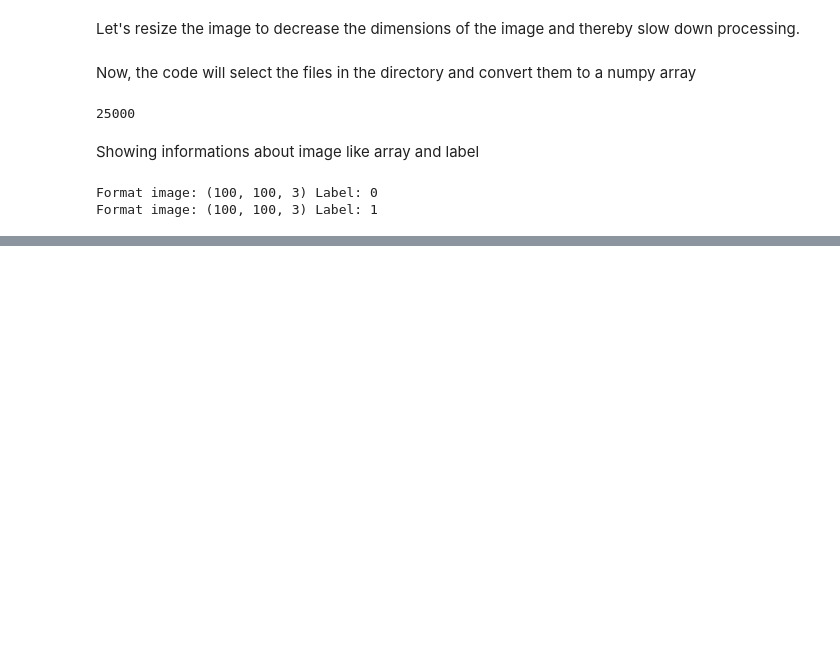
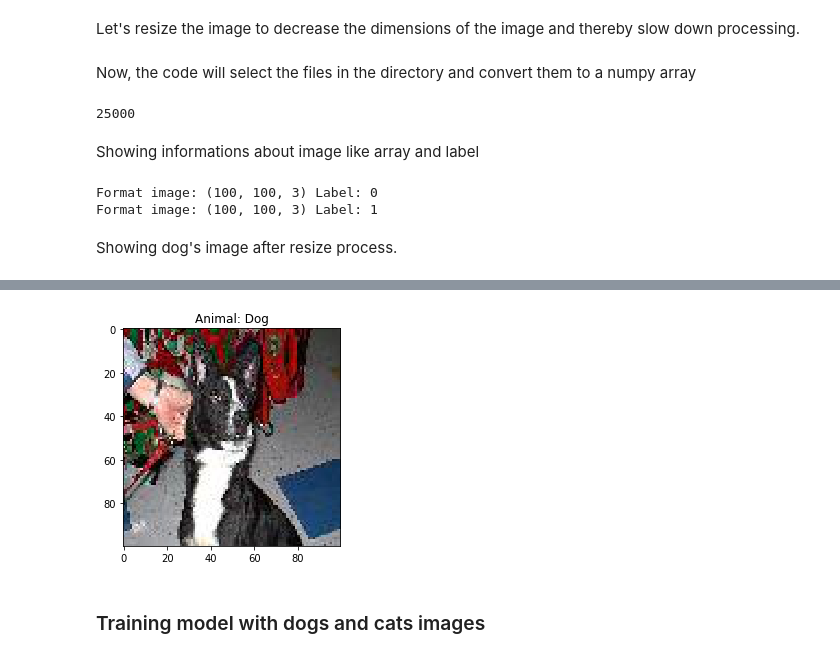
Before and after one commit to Murillo/Challenge-Kaggle, a Jupyter notebook: Dogs-vs-Cats/dogs-vs-cats.ipynb, the cells around one changed output, grey strips where cells are left out. Saved outputs shown, nothing was run; the diff lists cells and outputs as text; code cells hidden in the pictures; blank space fills up the shorter version.

Commit message:
Starting the model code

```diff
--- a/Dogs-vs-Cats/dogs-vs-cats.ipynb
+++ b/Dogs-vs-Cats/dogs-vs-cats.ipynb
@@ -100,3 +170,8 @@ print("Format image: " + str(data[24999][0].shape) + " Label: " + str(data[24999
 # %% [output]
 Format image: (100, 100, 3) Label: 0
 Format image: (100, 100, 3) Label: 1
+# %% [markdown]
+Showing dog's image after resize process.
+# %%
+show_image(data[23000][0], "Dog" if data[23000][1] == 1 else "Cat")
+# %% [output]
@@ -102,0 +179,3 @@ Format image: (100, 100, 3) Label: 1
+[figure, added]
+# %% [markdown]
+### Training model with dogs and cats images
```
Also changed, not shown: parts of 10 cells of this notebook.
